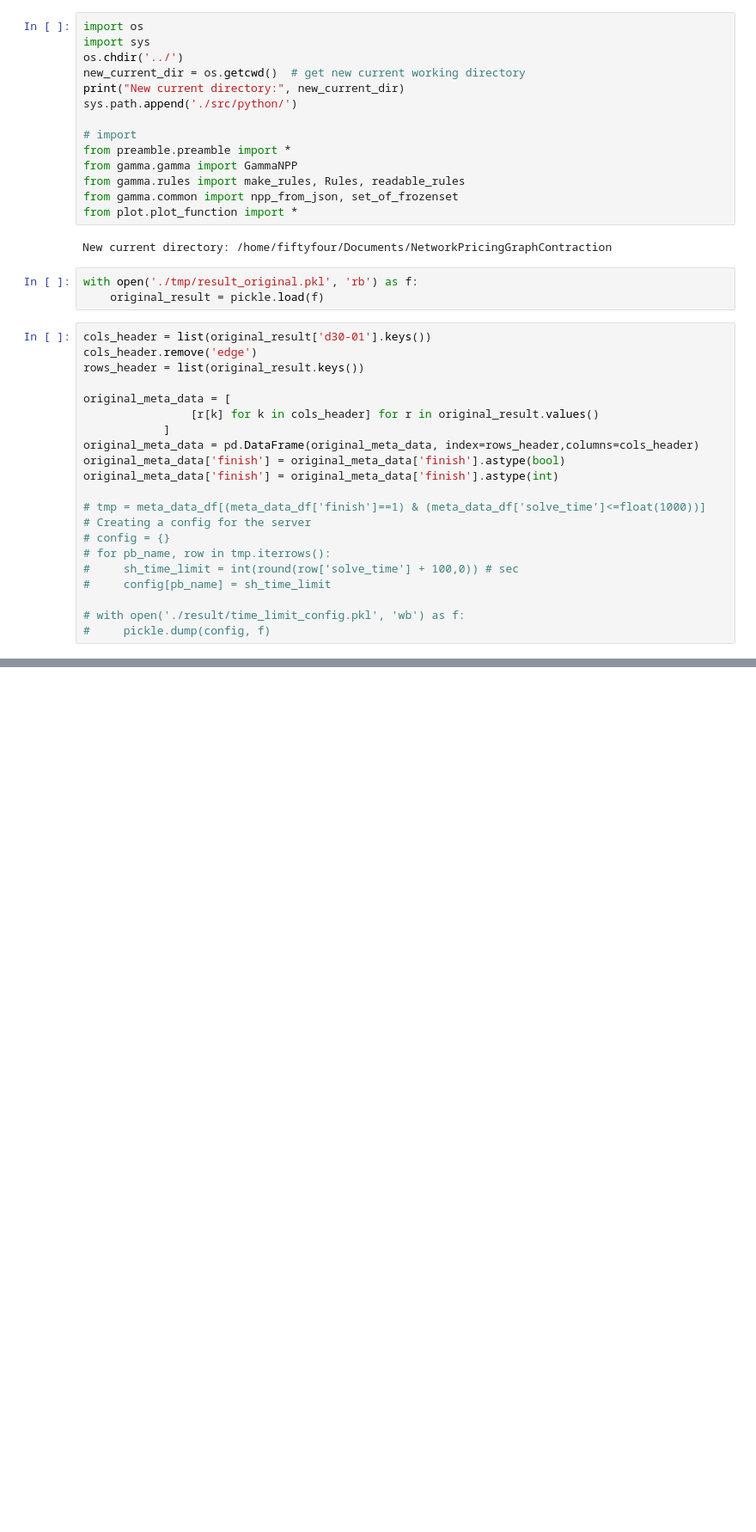
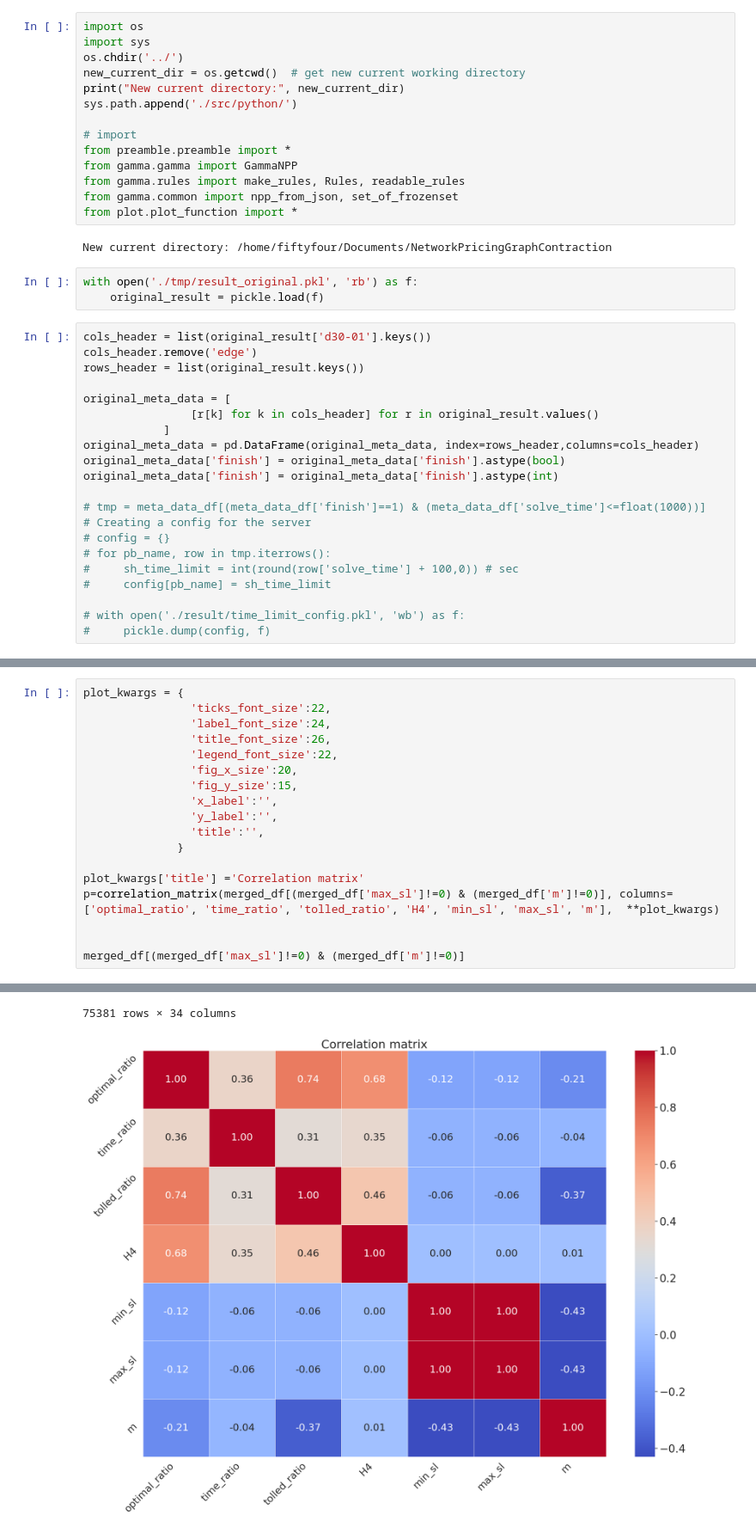
Before and after one commit to julien-hebert-doutreloux/NetworkPricingGraphContraction, a Jupyter notebook: notebook/Untitled1.ipynb, the cells around one changed output, grey strips where cells are left out. Shown at 86% size. Drawn from its saved outputs; the diff is of its cells as text; blank space fills up the shorter version.

```diff
--- a/notebook/Untitled1.ipynb
+++ b/notebook/Untitled1.ipynb
@@ -417,0 +387,19 @@ sleep 60
+# %%
+plot_kwargs = {
+                'ticks_font_size':22,
+                'label_font_size':24,
+                'title_font_size':26,
+                'legend_font_size':22,
+                'fig_x_size':20,
+                'fig_y_size':15,
+                'x_label':'',
+                'y_label':'',
+                'title':'',
+              }
+
+plot_kwargs['title'] ='Correlation matrix'
+p=correlation_matrix(merged_df[(merged_df['max_sl']!=0) & (merged_df['m']!=0)], columns=['optimal_ratio', 'time_ratio', 'tolled_ratio', 'H4', 'min_sl', 'max_sl', 'm'],  **plot_kwargs)
+
+
+merged_df[(merged_df['max_sl']!=0) & (merged_df['m']!=0)]
+# %% [output]
@@ -417,0 +418,2 @@ sleep 60
+75381 rows × 34 columns
+[figure, added]
```
Also changed, not shown: parts of 11 cells of this notebook, 18 other files.
